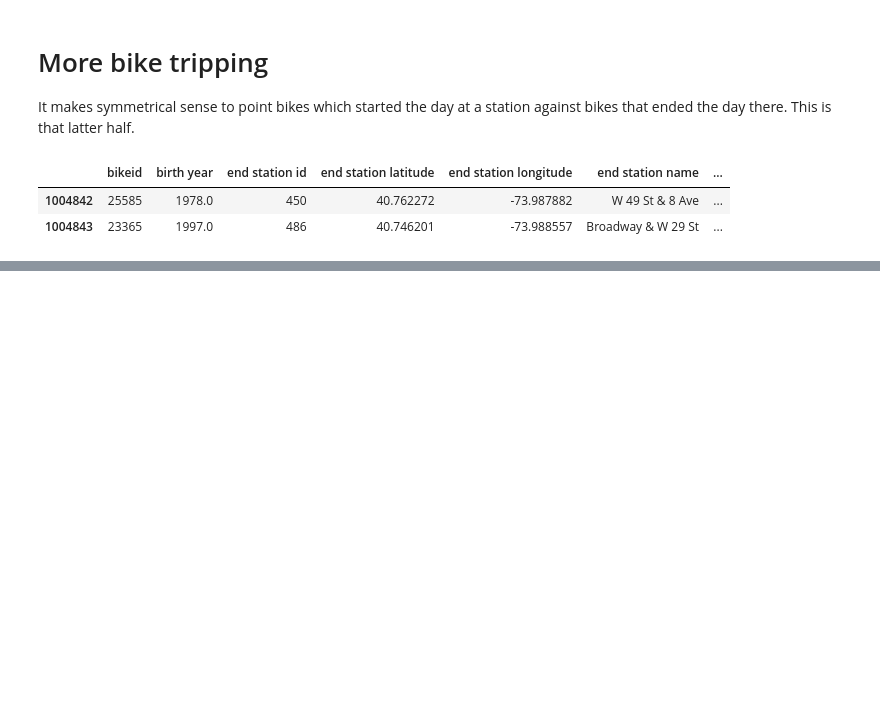
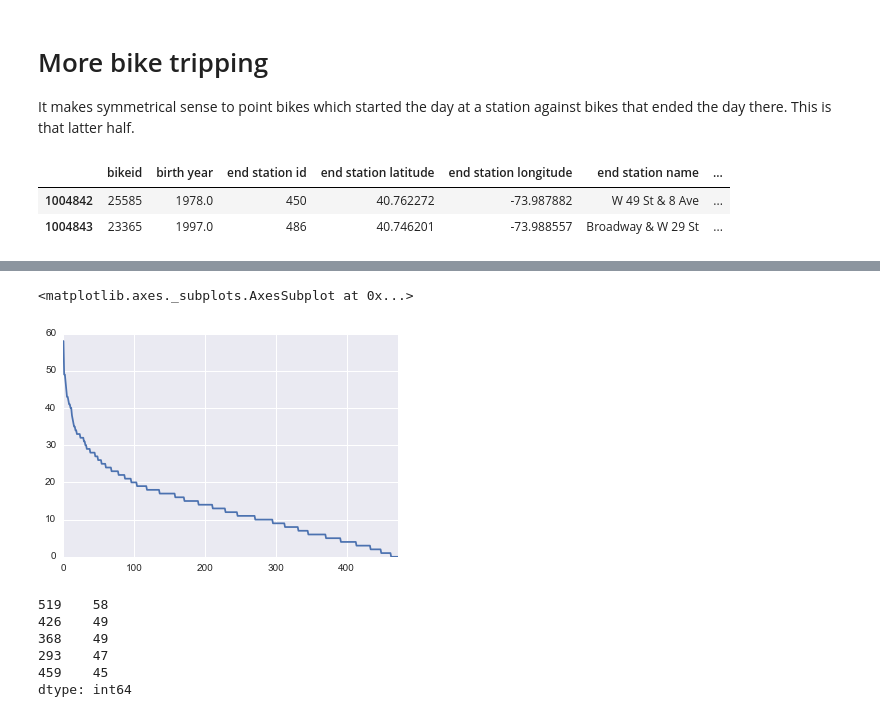
Before and after one commit to ResidentMario/citibike, a Jupyter notebook: notebooks/09—Mixing in Inbound Bike Trips.ipynb, the cells around one changed output, grey strips where cells are left out. Drawn from its saved outputs; the diff is of its cells as text; code cells hidden in the pictures; blank space fills up the shorter version.

```diff
--- a/notebooks/09—Mixing in Inbound Bike Trips.ipynb
+++ b/notebooks/09—Mixing in Inbound Bike Trips.ipynb
@@ -38,3 +28,18 @@ station_bikesets = {station_id: [] for station_id in stations.index}
 for bike_id in tqdm(np.unique(june_22['bikeid'])):
     first_trip_station = june_22[june_22['bikeid'] == bike_id].sort_values(by='starttime', ascending=False).iloc[0]['start station id']
     station_bikesets[first_trip_station].append(bike_id)
+# %%
+# Stations by number of bikes which started the day there.
+pd.Series([len(station_bikesets[key]) for key in station_bikesets.keys()]).sort_values(ascending=False).reset_index(drop=True).plot()
+# %% [output]
+<matplotlib.axes._subplots.AxesSubplot at 0x...>
+[figure, added]
+# %%
+pd.Series([len(station_bikesets[key]) for key in station_bikesets.keys()], index=station_bikesets.keys()).sort_values(ascending=False).head(5)
+# %% [output]
+519    58
+426    49
+368    49
+293    47
+459    45
+dtype: int64
```
Also changed, not shown: parts of 13 cells of this notebook, 2 other files.
